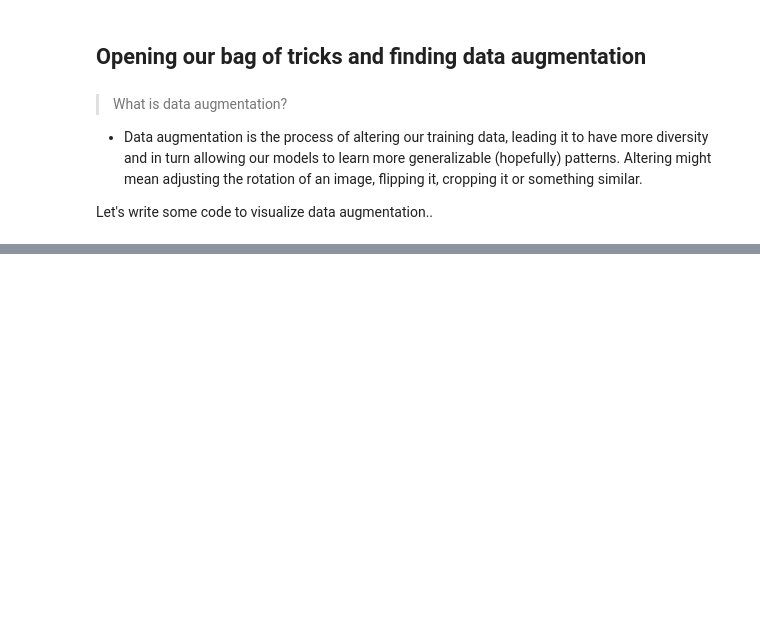
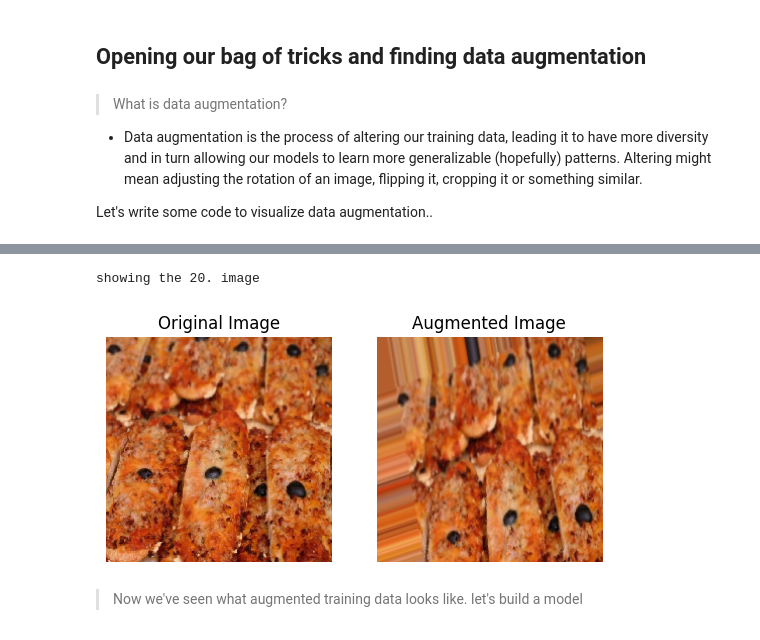
Before and after one commit to oguzkaganbilici/TensorFlow-Developer-Certificate-in-2023-Zero-to-Mastery, a Jupyter notebook: 4 - Computer Vision and Convolutional Neural Network in TensorFlow/03_Introduction_to_computer_vision_with_tensorflow.ipynb, the cells around one changed output, grey strips where cells are left out. Cells and saved outputs as stored; diff of their text form; code cells hidden in the pictures; blank space fills up the shorter version.

```diff
--- a/4 - Computer Vision and Convolutional Neural Network in TensorFlow/03_Introduction_to_computer_vision_with_tensorflow.ipynb
+++ b/4 - Computer Vision and Convolutional Neural Network in TensorFlow/03_Introduction_to_computer_vision_with_tensorflow.ipynb
@@ -763,12 +763,12 @@ plot_loss_curves(history_5)
 # %%
 # Create ImageDataGenerator training instance with data augmentation
 train_datagen_augmented = ImageDataGenerator(rescale=1/255.,
-                                             rotation_range=0.2,
-                                             shear_range=0.2,
-                                             zoom_range=0.2,
-                                             width_shift_range=0.2,
-                                             height_shift_range=0.3,
-                                             horizontal_flip=True
+                                             rotation_range=20, # how much do you want to rotate an image
+                                             shear_range=0.2, # how much do you want to shear an image
+                                             zoom_range=0.2, # zoom in randomly an image
+                                             width_shift_range=0.2, # move your image around on the x-axis
+                                             height_shift_range=0.3, # move your image around on the y-axis
+                                             horizontal_flip=True # do you want to flip the image
                                              )
 
 # Create ImageDataGenerator without data augmentation
@@ -787,0 +821,35 @@ train_datagen_augmented
+# %%
+# Get sample data batches
+non_augmented_images, non_augmented_labels = train_data.next()
+augmented_images, augmented_labels = train_data_augmented.next() # note: labels are not augmented, only images..
+
+# non_augmented_labels and augmented_labels is equal. that's why we did not shuffle the data above.
+# %%
+# Show the original image and augmented image
+from random import randint
+import matplotlib.pyplot as plt
+import tensorflow as tf
+import matplotlib.image as mpimg
+
+import warnings
+warnings.filterwarnings("ignore")
+
+random_number = randint(0, 32) # our batch size is 32
+random_image = non_augmented_images[random_number]
+random_augmented_image = augmented_images[random_number]
+plt.imshow(random_image)
+print("showing the {}. image".format(random_number))
+plt.subplot(1,2,1)
+plt.imshow(random_image)
+plt.title("Original Image")
+plt.axis("off")
+plt.subplot(1,2,2)
+plt.imshow(random_augmented_image)
+plt.title("Augmented Image")
+plt.axis("off")
+plt.show()
+# %% [output]
+showing the 20. image
+[figure, added]
+# %% [markdown]
+> Now we've seen what augmented training data looks like. let's build a model
```
Also changed, not shown: parts of 31 cells of this notebook.
